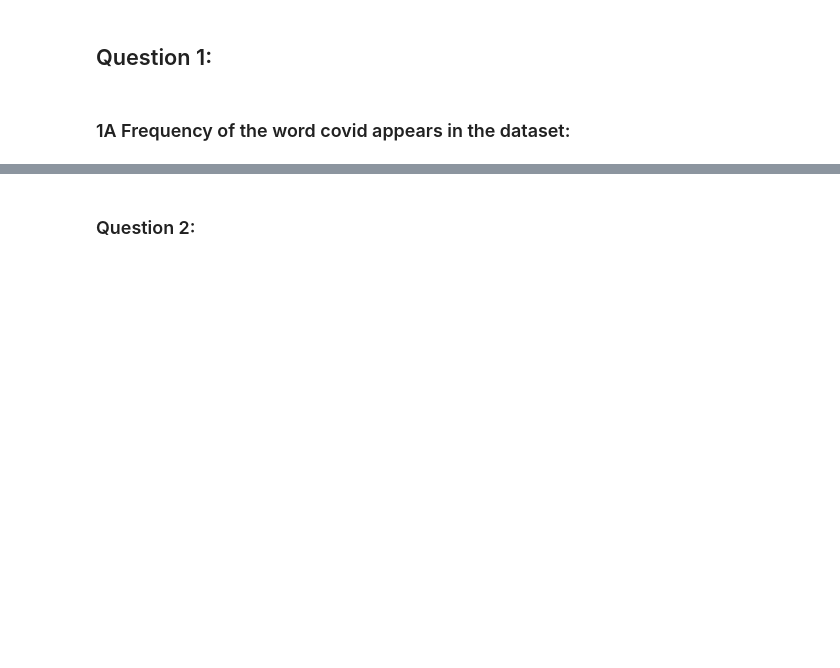
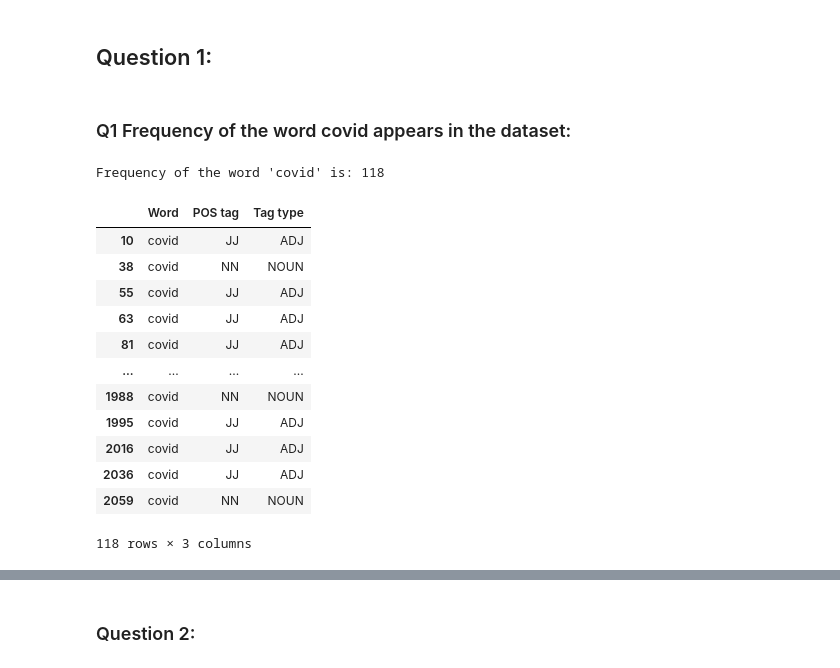
Before and after one commit to narayanacharyuluchitroju/NLP, a Jupyter notebook: Assignment1.ipynb, the cells around one changed output, grey strips where cells are left out. Cells and saved outputs as stored; diff of their text form; code cells hidden in the pictures; blank space fills up the shorter version.

```diff
--- a/Assignment1.ipynb
+++ b/Assignment1.ipynb
@@ -371,5 +412,23 @@ spacy_pos_tagged_data.head(20)
 # %% [markdown]
 ## Question 1:
 # %% [markdown]
-### 1A Frequency of the word covid appears in the dataset:
+### Q1 Frequency of the word covid appears in the dataset:
+# %%
+print("Frequency of the word 'covid' is: {}".format(spacy_pos_tagged_data[spacy_pos_tagged_data['Word'].str.contains('covid')]['Word'].count()))
+spacy_pos_tagged_data[spacy_pos_tagged_data['Word'].str.contains('covid')]
+# %% [output]
+Frequency of the word 'covid' is: 118
+|  | Word | POS tag | Tag type |
+| 10 | covid | JJ | ADJ |
+| 38 | covid | NN | NOUN |
+| 55 | covid | JJ | ADJ |
+| 63 | covid | JJ | ADJ |
+| 81 | covid | JJ | ADJ |
+| ... | ... | ... | ... |
+| 1988 | covid | NN | NOUN |
+| 1995 | covid | JJ | ADJ |
+| 2016 | covid | JJ | ADJ |
+| 2036 | covid | JJ | ADJ |
+| 2059 | covid | NN | NOUN |
+118 rows × 3 columns
 # %%
```
Also changed, not shown: parts of 55 cells of this notebook, 5 other files.
